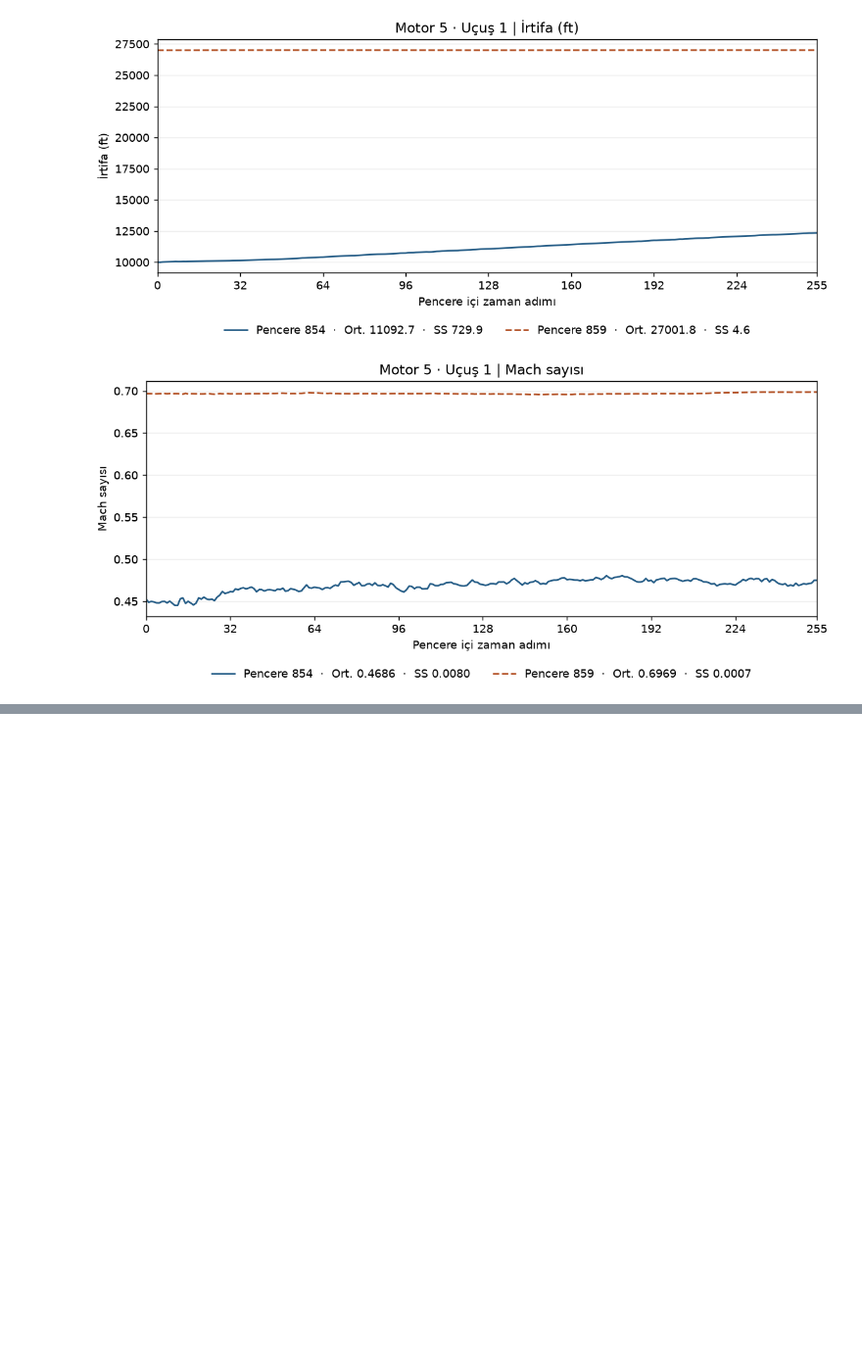
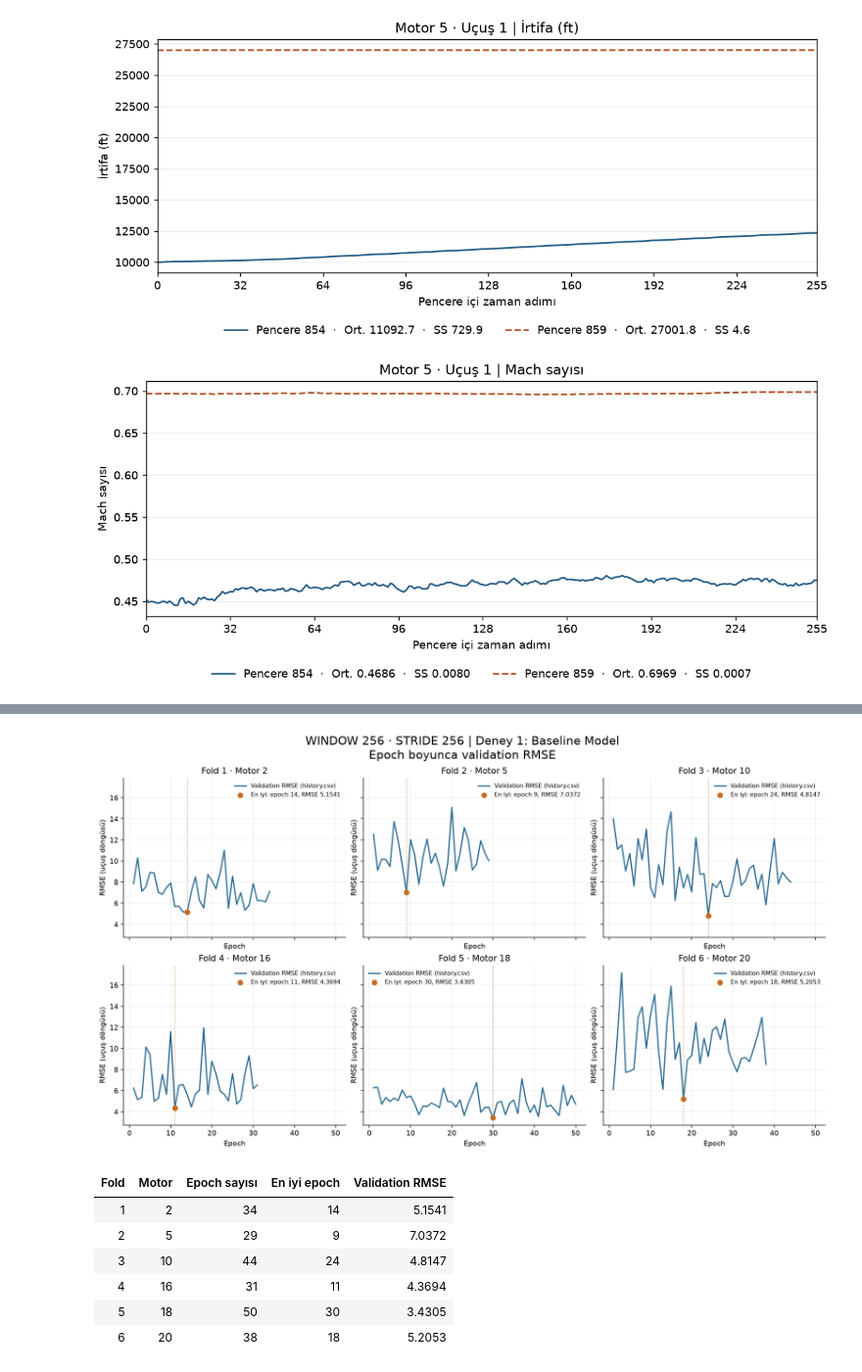
Before and after one commit to ilkinsoydas/End-to-End-PdM-Pipeline, a Jupyter notebook: n_cmapss/notebooks/TCN_Error_Analysis.ipynb, the cells around one changed output, grey strips where cells are left out. Shown at 98% size. Drawn from its saved outputs; the diff is of its cells as text; code cells hidden in the pictures; blank space fills up the shorter version.

Commit message:
feat: organize TCN runs by stride and add stride-256 experiment analysis

```diff
--- a/n_cmapss/notebooks/TCN_Error_Analysis.ipynb
+++ b/n_cmapss/notebooks/TCN_Error_Analysis.ipynb
@@ -231,0 +264,71 @@ compare_feature("Mach", "Mach sayısı", 4)
+# %%
+from pathlib import Path
+from io import BytesIO
+import json
+import numpy as np
+import pandas as pd
+import matplotlib.pyplot as plt
+from IPython.display import Image, display
+
+
+def plot_stride256_validation_rmse():
+    base = next(p / 'n_cmapss' for p in (Path.cwd(), *Path.cwd().parents)
+                if (p / 'n_cmapss/processed/window_256_stride_256/split_folds.json').is_file())
+    folder = base / 'outputs/tcn/window_256_stride_256/seed_42_blocks_7_kernel_3_dropout_0p01_lr_0p001'
+    splits = json.loads((base / 'processed/window_256_stride_256/split_folds.json').read_text())['folds']
+    curves, rows = [], []
+    for split in sorted(splits, key=lambda s: s['fold']):
+        fold, unit = split['fold'], split['validation_units'][0]
+        paths = sorted(p for p in folder.glob(f'fold_{fold}_*/metrics.csv')
+                       if p.with_name('history.csv').is_file())
+        if not paths:
+            raise FileNotFoundError(f'Fold {fold}: metrics.csv / history.csv bulunamadı.')
+        path = paths[-1]
+        metric, = pd.read_csv(path).to_dict('records')
+        history = pd.read_csv(path.with_name('history.csv')).sort_values('epoch')
+        assert metric['fold'] == fold and metric['validation_unit'] == unit
+        assert not history.empty and history.epoch.is_unique
+        np.testing.assert_array_equal(history.epoch, np.arange(1, len(history) + 1))
+        assert np.isfinite(history[['validation_rmse', 'validation_mse']]).all().all()
+        assert history.validation_mse.ge(0).all()
+        np.testing.assert_allclose(history.validation_rmse, np.sqrt(history.validation_mse), rtol=1e-10)
+        best_epoch = int(metric['best_epoch'])
+        best = history.loc[history.epoch == best_epoch].iloc[0]
+        assert best_epoch == int(history.loc[history.validation_mse.idxmin(), 'epoch'])
+        # metrics.csv tahminlerden, history.csv batch MSE'den hesaplandığı için
+        # float32 toplama farklarına küçük bir tolerans verilir.
+        np.testing.assert_allclose(best.validation_rmse, metric['rmse'], rtol=1e-5)
+        curves.append((fold, unit, history, best_epoch, metric['rmse']))
+        rows.append({'Fold': fold, 'Motor': unit, 'Epoch sayısı': len(history),
+                     'En iyi epoch': best_epoch, 'Validation RMSE': metric['rmse']})
+    fig, axes = plt.subplots(2, 3, figsize=(14, 8), sharex=True, sharey=True,
+                             constrained_layout=True)
+    for ax, (fold, unit, history, best_epoch, best_rmse) in zip(axes.flat, curves, strict=True):
+        ax.plot(history.epoch, history.validation_rmse, color='#286A91', linewidth=1.7,
+                label='Validation RMSE (history.csv)')
+        ax.scatter([best_epoch], [best_rmse], color='#C76B23', s=45, zorder=3,
+                   label=f'En iyi: epoch {best_epoch}, RMSE {best_rmse:.4f}')
+        ax.axvline(best_epoch, color='#C76B23', linestyle='--', linewidth=0.8, alpha=0.6)
+        ax.set(title=f'Fold {fold} · Motor {unit}', xlabel='Epoch', ylabel='RMSE (uçuş döngüsü)')
+        ax.grid(alpha=0.2)
+        ax.spines[['top', 'right']].set_visible(False)
+        ax.legend(fontsize=8, frameon=False)
+    fig.suptitle('WINDOW 256 · STRIDE 256 | Deney 1: Baseline Model\nEpoch boyunca validation RMSE', fontsize=16)
+    with BytesIO() as buffer:
+        fig.savefig(buffer, format='png', dpi=140, bbox_inches='tight')
+        display(Image(data=buffer.getvalue()))
+    plt.close(fig)
+    return pd.DataFrame(rows)
+
+
+stride256_rmse_summary = plot_stride256_validation_rmse()
+display(stride256_rmse_summary.style.hide(axis='index').format({'Validation RMSE': '{:.4f}'}))
+# %% [output]
+[figure, added]
+| Fold | Motor | Epoch sayısı | En iyi epoch | Validation RMSE |
+| 1 | 2 | 34 | 14 | 5.1541 |
+| 2 | 5 | 29 | 9 | 7.0372 |
+| 3 | 10 | 44 | 24 | 4.8147 |
+| 4 | 16 | 31 | 11 | 4.3694 |
+| 5 | 18 | 50 | 30 | 3.4305 |
+| 6 | 20 | 38 | 18 | 5.2053 |
```
Also changed, not shown: parts of 5 cells of this notebook, 2 other files.
